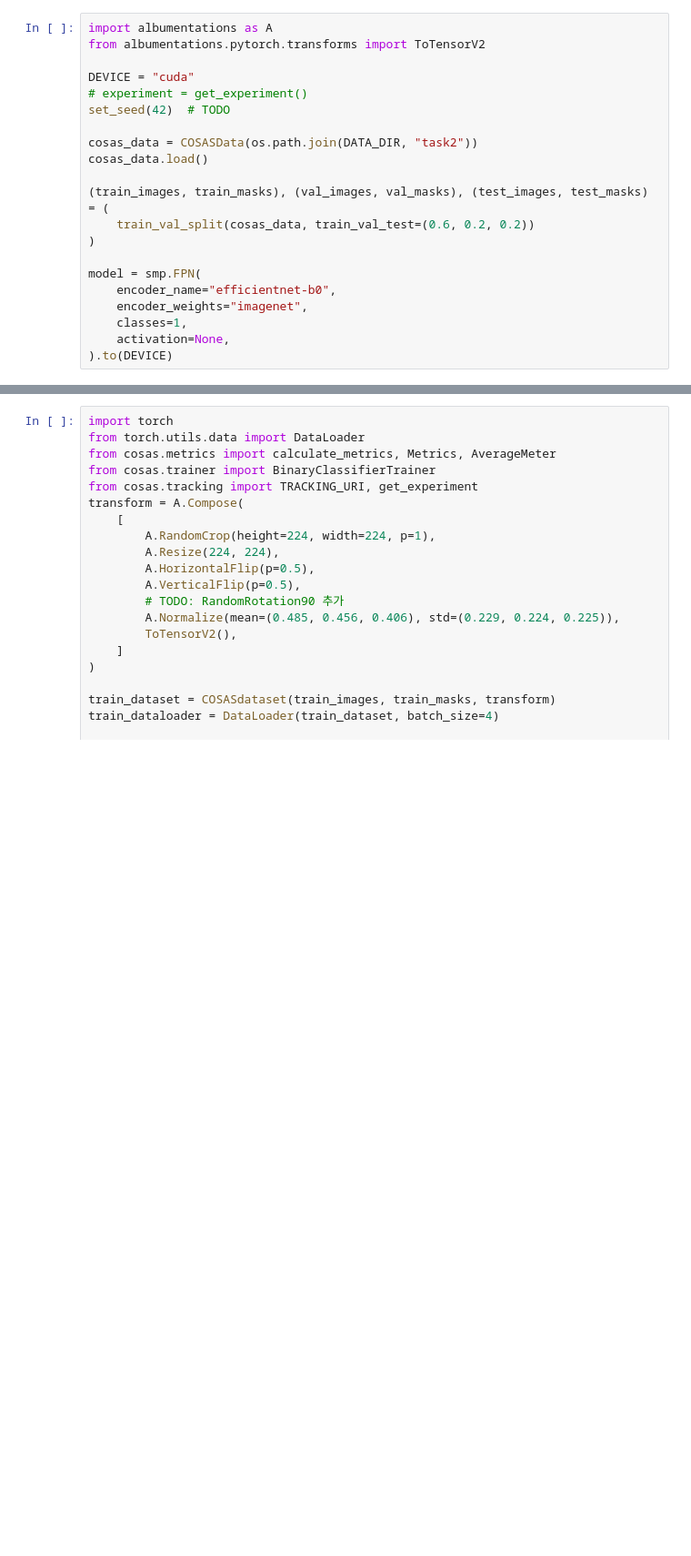
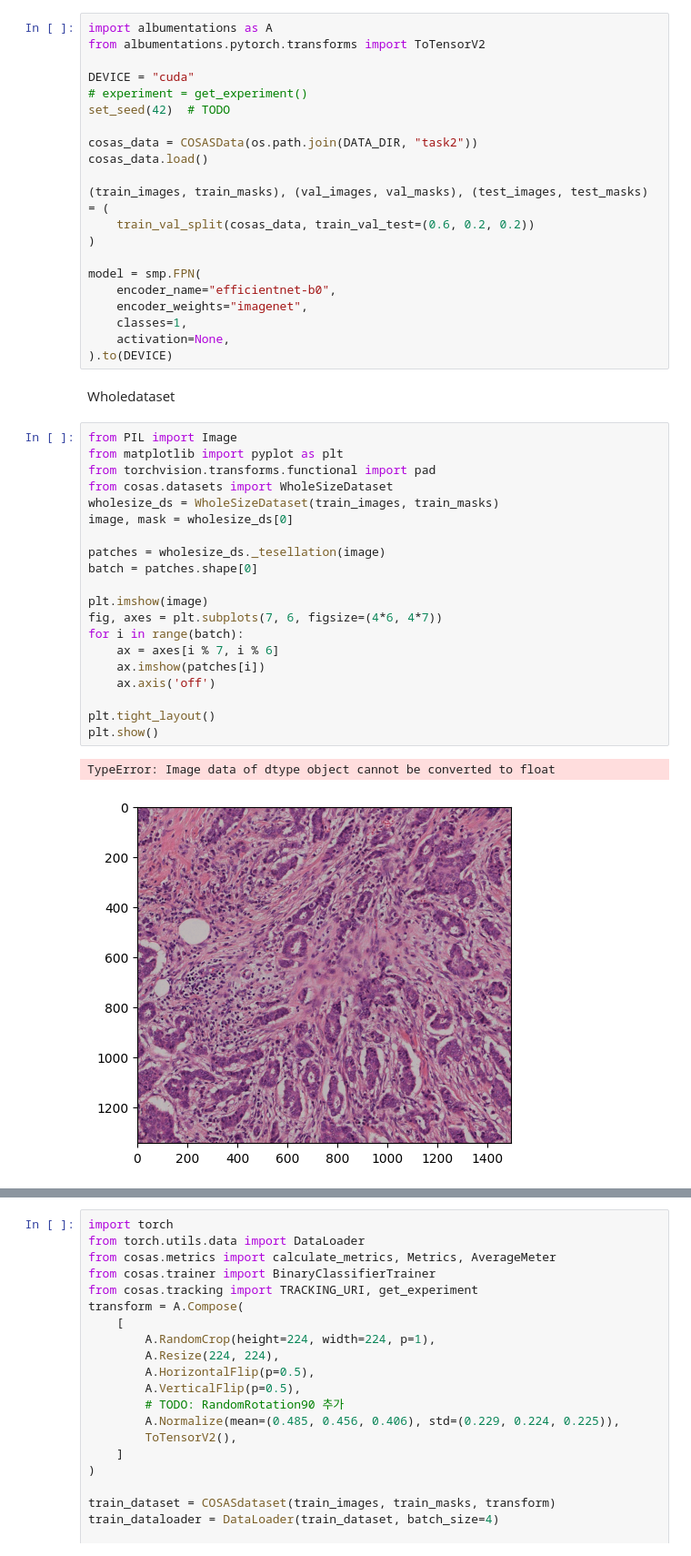
Before and after one commit to 4pygmalion/cosas, a Jupyter notebook: train_baseline.ipynb, the cells around one changed output, grey strips where cells are left out. Shown: that part at 91% size. Drawn from its saved outputs; the diff is of its cells as text; blank space fills up the shorter version.

```diff
--- a/train_baseline.ipynb
+++ b/train_baseline.ipynb
@@ -38,3 +38,28 @@ model = smp.FPN(
     classes=1,
     activation=None,
 ).to(DEVICE)
+# %% [markdown]
+Wholedataset
+# %%
+from PIL import Image
+from matplotlib import pyplot as plt
+from torchvision.transforms.functional import pad
+from cosas.datasets import WholeSizeDataset
+wholesize_ds = WholeSizeDataset(train_images, train_masks)
+image, mask = wholesize_ds[0]
+
+patches = wholesize_ds._tesellation(image)
+batch = patches.shape[0]
+
+plt.imshow(image)
+fig, axes = plt.subplots(7, 6, figsize=(4*6, 4*7))
+for i in range(batch):
+    ax = axes[i % 7, i % 6]
+    ax.imshow(patches[i])
+    ax.axis('off')
+
+plt.tight_layout()
+plt.show()
+# %% [output]
+TypeError: Image data of dtype object cannot be converted to float
+[figure, added]
```
Also changed, not shown: parts of 2 cells of this notebook, 3 other files.
